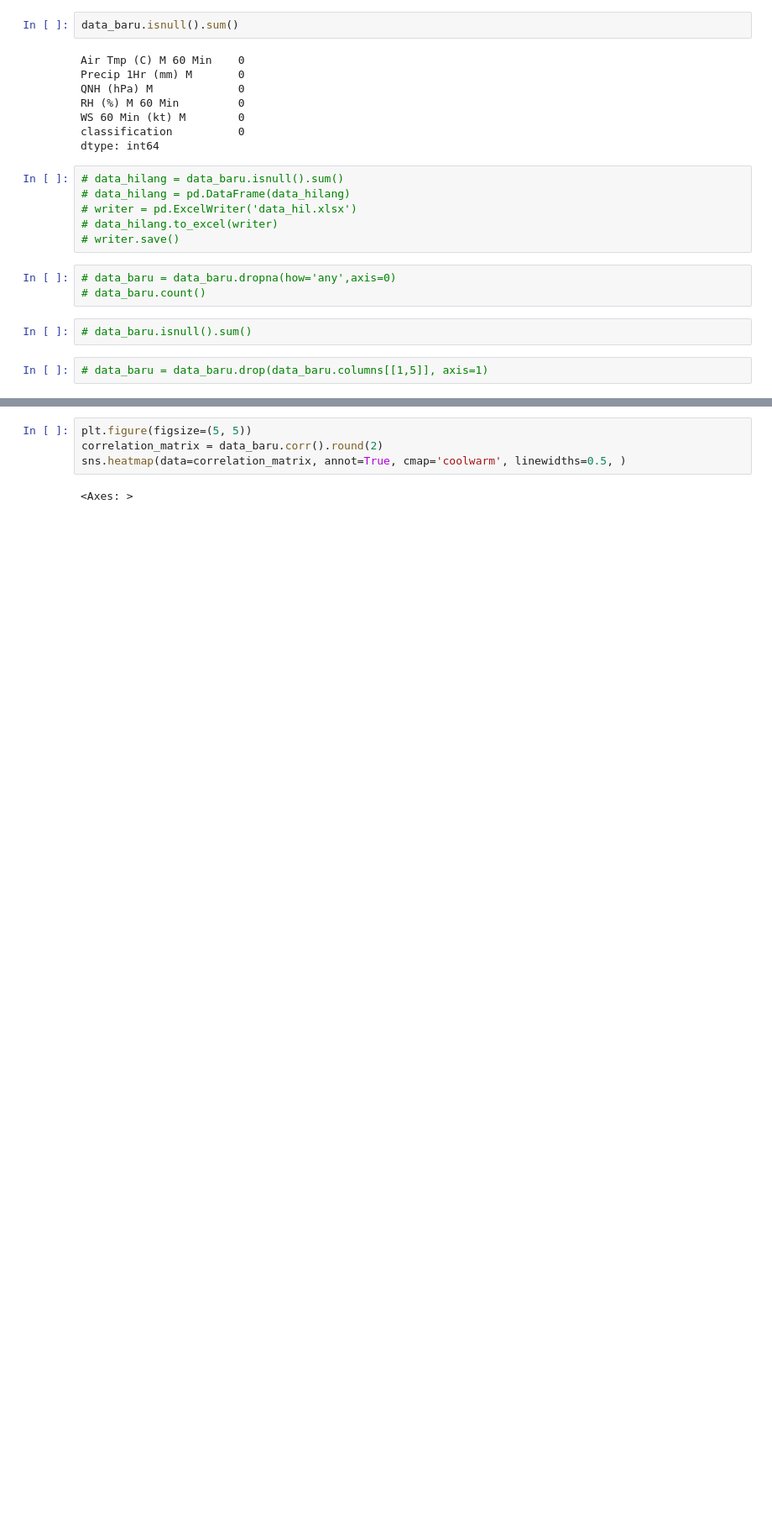
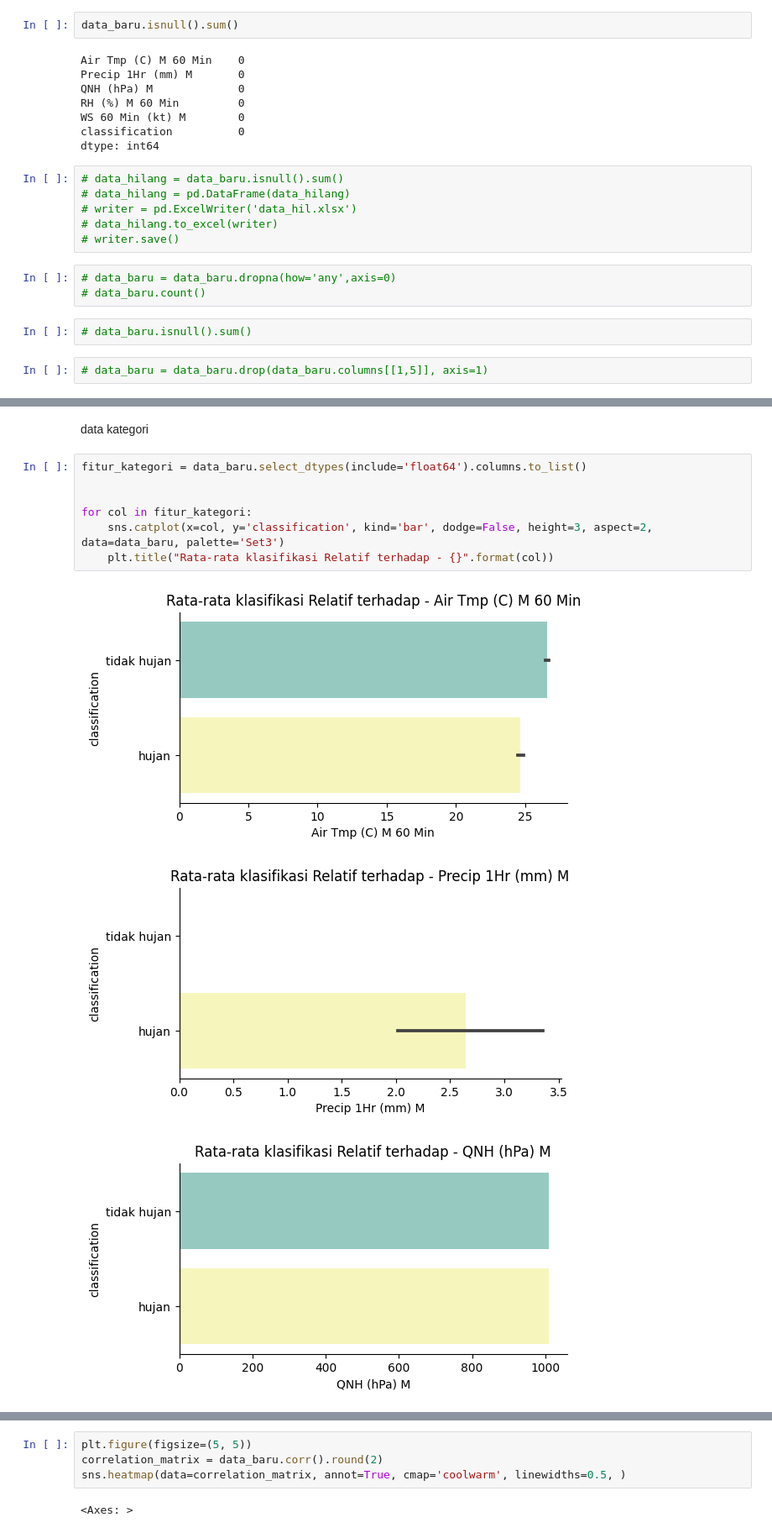
Before and after one commit to el-thobhy/rainfall-prediction, a Jupyter notebook: binary_60-40/test_code_bmkg_binary.ipynb, the cells around one changed output, grey strips where cells are left out. Shown at 84% size. Saved outputs shown, nothing was run; the diff lists cells and outputs as text; blank space fills up the shorter version.

```diff
--- a/binary_60-40/test_code_bmkg_binary.ipynb
+++ b/binary_60-40/test_code_bmkg_binary.ipynb
@@ -207,0 +218,13 @@ plt.show()
+# %% [markdown]
+data kategori
+# %%
+fitur_kategori = data_baru.select_dtypes(include='float64').columns.to_list()
+
+
+for col in fitur_kategori:
+    sns.catplot(x=col, y='classification', kind='bar', dodge=False, height=3, aspect=2, data=data_baru, palette='Set3')
+    plt.title("Rata-rata klasifikasi Relatif terhadap - {}".format(col))
+# %% [output]
+[figure, added]
+[figure, added]
+[figure, added]
```
Also changed, not shown: parts of 17 cells of this notebook, 4 other files.
